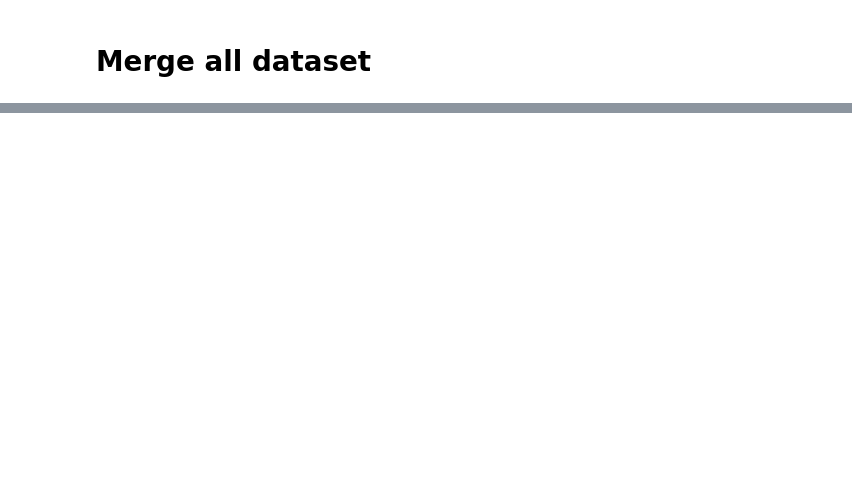
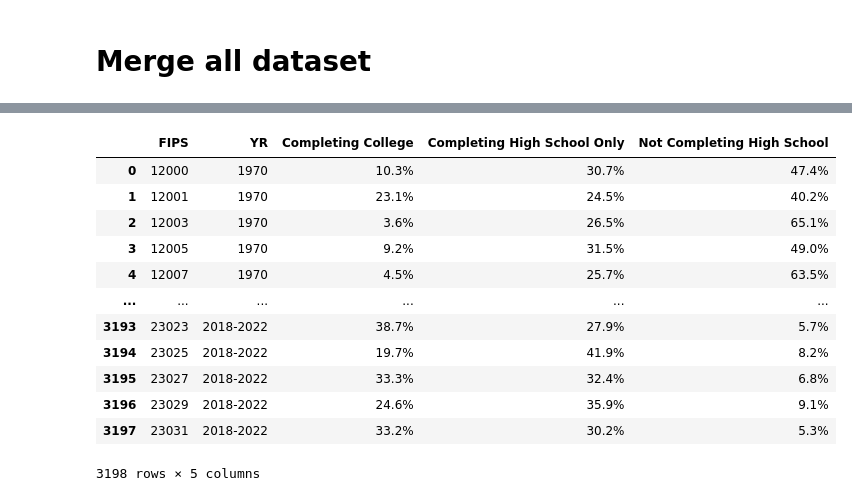
Before and after one commit to MIDS-at-Duke/opioids-2024-data-queens-king, a Jupyter notebook: USDA_data.ipynb, the cells around one changed output, grey strips where cells are left out. Cells and saved outputs as stored; diff of their text form; code cells hidden in the pictures; blank space fills up the shorter version.

```diff
--- a/USDA_data.ipynb
+++ b/USDA_data.ipynb
@@ -198,8 +217,26 @@ unemployment_data.head(5)
 # %%
 poverty_data=poverty_data.drop(columns=['Name', 'RUC Code'])
-income_data=income_data.drop(columns='Name')
-unemployment_data=unemployment_data.drop(columns='Name')
-population_data=population_data.drop(columns='Name')
+# income_data=income_data.drop(columns='Name')
+# unemployment_data=unemployment_data.drop(columns='Name')
+population_data=population_data.drop(columns=['Name', 'State'])
+unemployment_all_data=unemployment_all_data.drop(columns=['Name', 'State'])
+education_data=education_data.drop(columns=['Name', 'RUC Code'])
+# %%
+education_data
+# %% [output]
+|  | FIPS | YR | Completing College | Completing High School Only | Not Completing High School |
+| 0 | 12000 | 1970 | 10.3% | 30.7% | 47.4% |
+| 1 | 12001 | 1970 | 23.1% | 24.5% | 40.2% |
+| 2 | 12003 | 1970 | 3.6% | 26.5% | 65.1% |
+| 3 | 12005 | 1970 | 9.2% | 31.5% | 49.0% |
+| 4 | 12007 | 1970 | 4.5% | 25.7% | 63.5% |
+| ... | ... | ... | ... | ... | ... |
+| 3193 | 23023 | 2018-2022 | 38.7% | 27.9% | 5.7% |
+| 3194 | 23025 | 2018-2022 | 19.7% | 41.9% | 8.2% |
+| 3195 | 23027 | 2018-2022 | 33.3% | 32.4% | 6.8% |
+| 3196 | 23029 | 2018-2022 | 24.6% | 35.9% | 9.1% |
+| 3197 | 23031 | 2018-2022 | 33.2% | 30.2% | 5.3% |
+3198 rows × 5 columns
 # %%
 
 # Merge all the datasets on 'FIPS' and 'YR'
```
Also changed, not shown: parts of 9 cells of this notebook, 4 other files.
